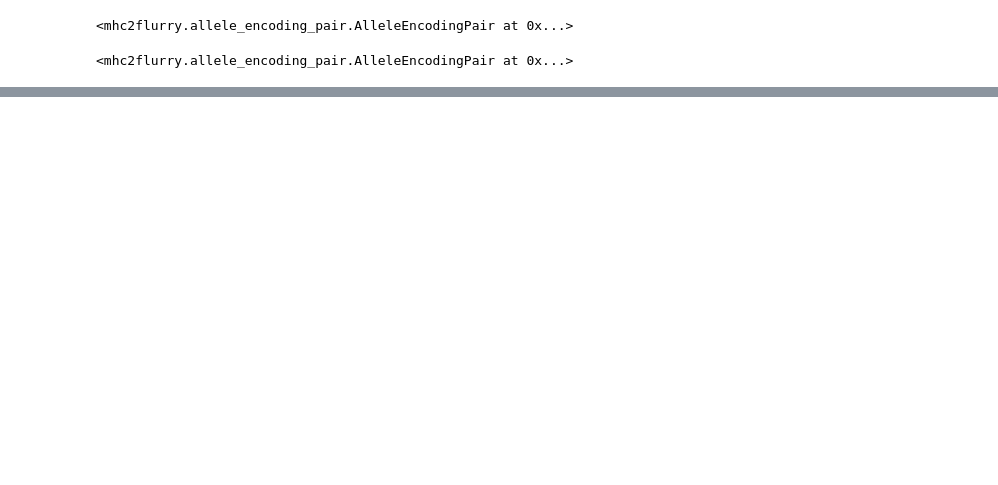
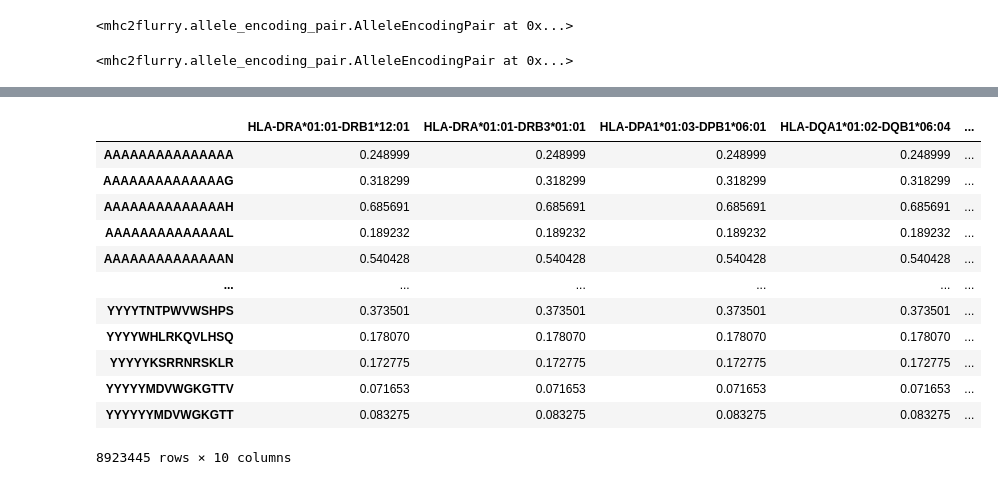
Before and after one commit to openvax/mhc2flurry, a Jupyter notebook: notebooks/1_simple_predictor_pan.ipynb, the cells around one changed output, grey strips where cells are left out. Saved outputs shown, nothing was run; the diff lists cells and outputs as text; code cells hidden in the pictures; blank space fills up the shorter version.

```diff
--- a/notebooks/1_simple_predictor_pan.ipynb
+++ b/notebooks/1_simple_predictor_pan.ipynb
@@ -611,0 +675,34 @@ Validation AUC: 0.82618
+# %%
+# Do predictions for motif visualization
+
+alleles_of_interest = list(train_df.allele.unique())
+alleles_of_interest
+
+proteome_peptides = mhc2flurry.encodable_sequences.EncodableSequences.create(proteome_predictions_df.index)
+for allele in tqdm.tqdm(alleles_of_interest):
+    parsed = mhcgnomes.parse(allele)
+
+    proteome_predictions_df[allele] = model.predict(
+        proteome_peptides,
+        allele_encoding_pair=mhc2flurry.allele_encoding_pair.AlleleEncodingPair(
+            mhc2flurry.allele_encoding.AlleleEncoding(
+                [parsed.alpha.to_string()] * len(proteome_predictions_df),
+                allele_to_sequence=allele_sequences_alpha.to_dict()),
+            mhc2flurry.allele_encoding.AlleleEncoding(
+                [parsed.beta.to_string()] * len(proteome_predictions_df),
+                allele_to_sequence=allele_sequences_beta.to_dict())))
+proteome_predictions_df
+# %% [output]
+|  | HLA-DRA*01:01-DRB1*12:01 | HLA-DRA*01:01-DRB3*01:01 | HLA-DPA1*01:03-DPB1*06:01 | HLA-DQA1*01:02-DQB1*06:04 | ... |
+| AAAAAAAAAAAAAAA | 0.248999 | 0.248999 | 0.248999 | 0.248999 | ... |
+| AAAAAAAAAAAAAAG | 0.318299 | 0.318299 | 0.318299 | 0.318299 | ... |
+| AAAAAAAAAAAAAAH | 0.685691 | 0.685691 | 0.685691 | 0.685691 | ... |
+| AAAAAAAAAAAAAAL | 0.189232 | 0.189232 | 0.189232 | 0.189232 | ... |
+| AAAAAAAAAAAAAAN | 0.540428 | 0.540428 | 0.540428 | 0.540428 | ... |
+| ... | ... | ... | ... | ... | ... |
+| YYYYTNTPWVWSHPS | 0.373501 | 0.373501 | 0.373501 | 0.373501 | ... |
+| YYYYWHLRKQVLHSQ | 0.178070 | 0.178070 | 0.178070 | 0.178070 | ... |
+| YYYYYKSRRNRSKLR | 0.172775 | 0.172775 | 0.172775 | 0.172775 | ... |
+| YYYYYMDVWGKGTTV | 0.071653 | 0.071653 | 0.071653 | 0.071653 | ... |
+| YYYYYYMDVWGKGTT | 0.083275 | 0.083275 | 0.083275 | 0.083275 | ... |
+8923445 rows × 10 columns
```
Also changed, not shown: parts of 14 cells of this notebook.
